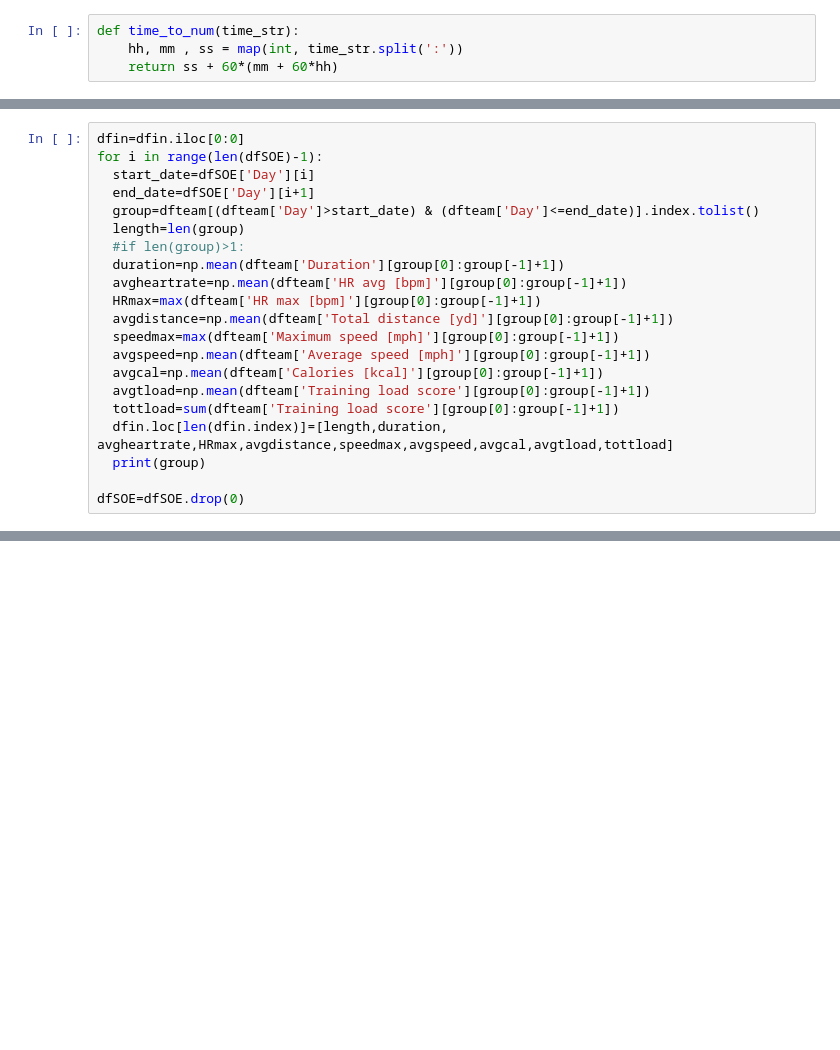
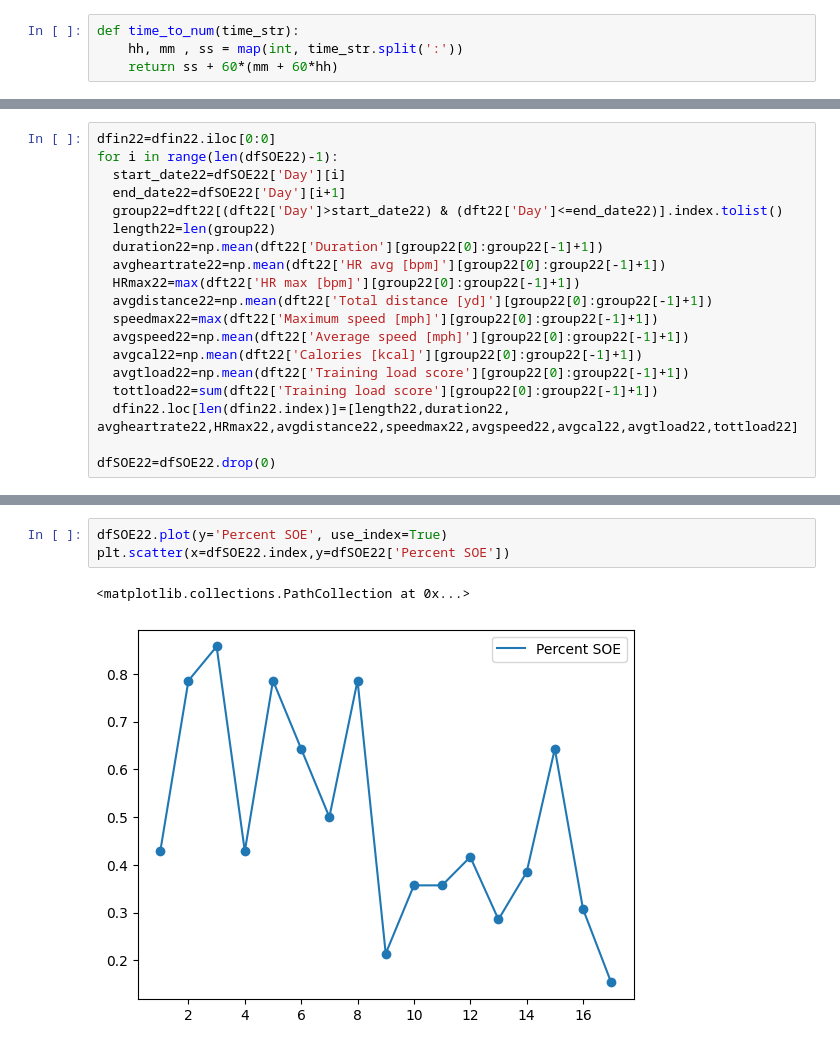
Before and after one commit to dboyko44/ML-Final-Project, a Jupyter notebook: ML_Final_Project_team.ipynb, the cells around one changed output, grey strips where cells are left out. Drawn from its saved outputs; the diff is of its cells as text; blank space fills up the shorter version.

```diff
--- a/ML_Final_Project_team.ipynb
+++ b/ML_Final_Project_team.ipynb
@@ -58,21 +86,19 @@ dfin=pd.DataFrame(columns=['Length [days]','Duration [sec]','Average heart rate
 # %%
-dfin=dfin.iloc[0:0]
-for i in range(len(dfSOE)-1):
-  start_date=dfSOE['Day'][i]
-  end_date=dfSOE['Day'][i+1]
-  group=dfteam[(dfteam['Day']>start_date) & (dfteam['Day']<=end_date)].index.tolist()
-  length=len(group)
-  #if len(group)>1:
-  duration=np.mean(dfteam['Duration'][group[0]:group[-1]+1])
-  avgheartrate=np.mean(dfteam['HR avg [bpm]'][group[0]:group[-1]+1])
-  HRmax=max(dfteam['HR max [bpm]'][group[0]:group[-1]+1])
-  avgdistance=np.mean(dfteam['Total distance [yd]'][group[0]:group[-1]+1])
-  speedmax=max(dfteam['Maximum speed [mph]'][group[0]:group[-1]+1])
-  avgspeed=np.mean(dfteam['Average speed [mph]'][group[0]:group[-1]+1])
-  avgcal=np.mean(dfteam['Calories [kcal]'][group[0]:group[-1]+1])
-  avgtload=np.mean(dfteam['Training load score'][group[0]:group[-1]+1])
-  tottload=sum(dfteam['Training load score'][group[0]:group[-1]+1])
-  dfin.loc[len(dfin.index)]=[length,duration, avgheartrate,HRmax,avgdistance,speedmax,avgspeed,avgcal,avgtload,tottload]
-  print(group)
+dfin22=dfin22.iloc[0:0]
+for i in range(len(dfSOE22)-1):
+  start_date22=dfSOE22['Day'][i]
+  end_date22=dfSOE22['Day'][i+1]
+  group22=dft22[(dft22['Day']>start_date22) & (dft22['Day']<=end_date22)].index.tolist()
+  length22=len(group22)
+  duration22=np.mean(dft22['Duration'][group22[0]:group22[-1]+1])
+  avgheartrate22=np.mean(dft22['HR avg [bpm]'][group22[0]:group22[-1]+1])
+  HRmax22=max(dft22['HR max [bpm]'][group22[0]:group22[-1]+1])
+  avgdistance22=np.mean(dft22['Total distance [yd]'][group22[0]:group22[-1]+1])
+  speedmax22=max(dft22['Maximum speed [mph]'][group22[0]:group22[-1]+1])
+  avgspeed22=np.mean(dft22['Average speed [mph]'][group22[0]:group22[-1]+1])
+  avgcal22=np.mean(dft22['Calories [kcal]'][group22[0]:group22[-1]+1])
+  avgtload22=np.mean(dft22['Training load score'][group22[0]:group22[-1]+1])
+  tottload22=sum(dft22['Training load score'][group22[0]:group22[-1]+1])
+  dfin22.loc[len(dfin22.index)]=[length22,duration22, avgheartrate22,HRmax22,avgdistance22,speedmax22,avgspeed22,avgcal22,avgtload22,tottload22]
 
-dfSOE=dfSOE.drop(0)
+dfSOE22=dfSOE22.drop(0)
@@ -199,0 +224,6 @@ _________________________________________________________________
+# %%
+dfSOE22.plot(y='Percent SOE', use_index=True)
+plt.scatter(x=dfSOE22.index,y=dfSOE22['Percent SOE'])
+# %% [output]
+<matplotlib.collections.PathCollection at 0x...>
+[figure, added]
```
Also changed, not shown: parts of 19 cells of this notebook.
